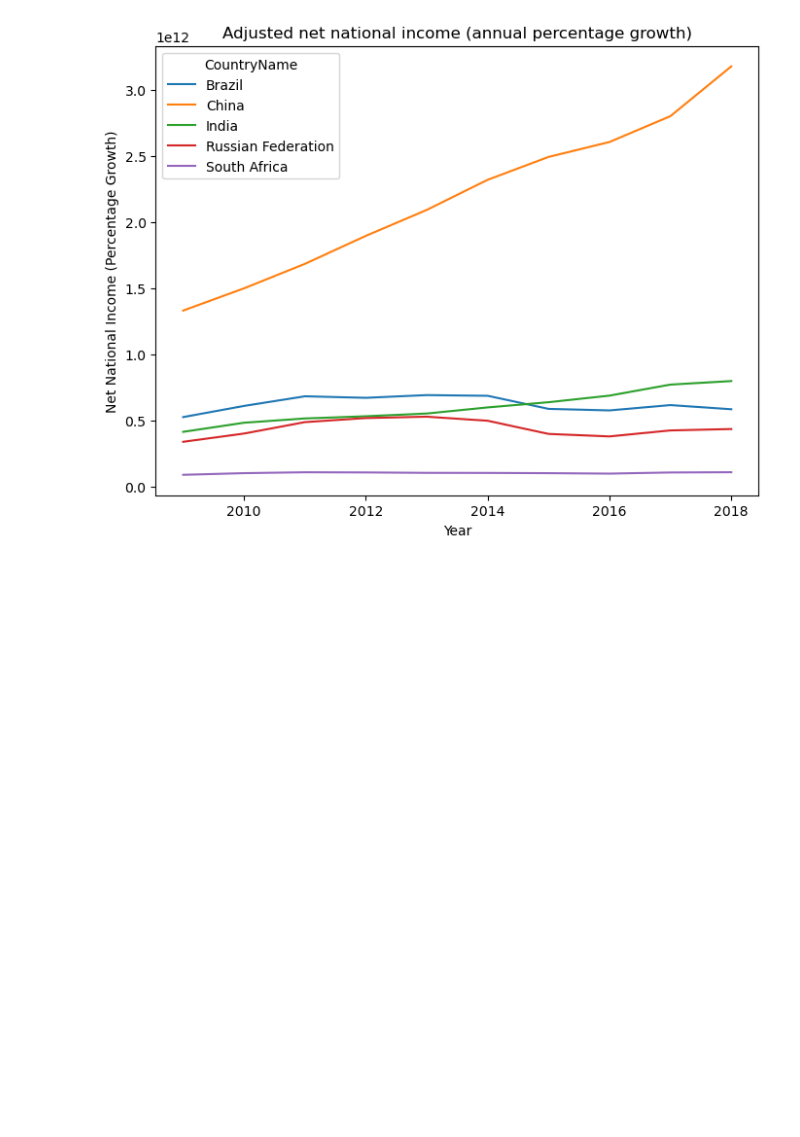
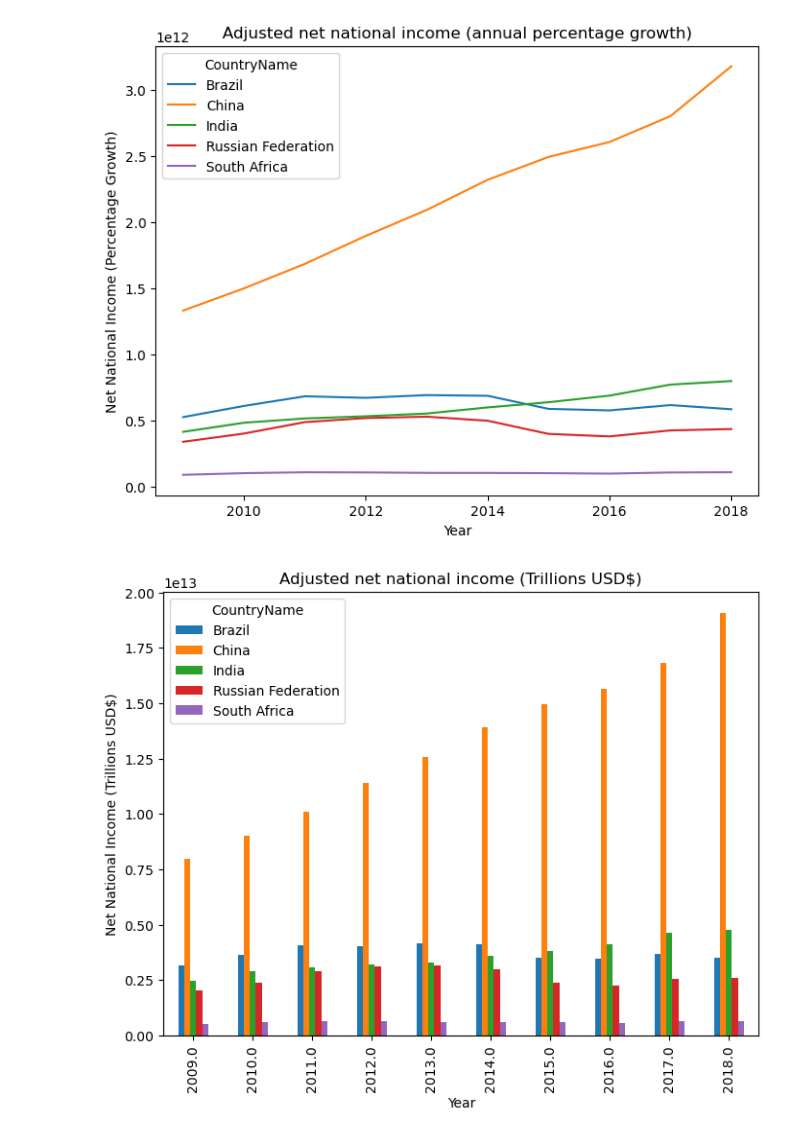
Before and after one commit to SArjaGit/BRICS_Project, a Jupyter notebook: Justin/Economic.ipynb, the cells around one changed output. Saved outputs shown, nothing was run; the diff lists cells and outputs as text; code cells hidden in the pictures; blank space fills up the shorter version.

Commit message:
Created a bar graph that shows the total dollar amount for net national income from 2009-2019, will discuss with group tomorrow if they would rather do a future prediction for the second required visualization

```diff
--- a/Justin/Economic.ipynb
+++ b/Justin/Economic.ipynb
@@ -95,3 +95,17 @@ plt.ylabel("Net National Income (Percentage Growth)")
 plt.show()
 # %% [output]
 [figure]
+# %%
+# Grouping by "CountryName" and "Year" then calculating the sum for annual % growth
+grouped_net_income_dollar_amount = net_national_income_all.groupby(["CountryName", "Year",])["Value"].sum().reset_index()
+
+# Creating a line plot to show the Adjusted net national income in dollar amount
+grouped_net_income_dollar_amount.pivot(index="Year", columns="CountryName", values="Value").plot(kind="bar", figsize=(8,6))
+
+# Setting titles and labels
+plt.title("Adjusted net national income (Trillions USD$)")
+plt.xlabel("Year")
+plt.ylabel("Net National Income (Trillions USD$)")
+plt.show()
+# %% [output]
+[figure, added]
```
